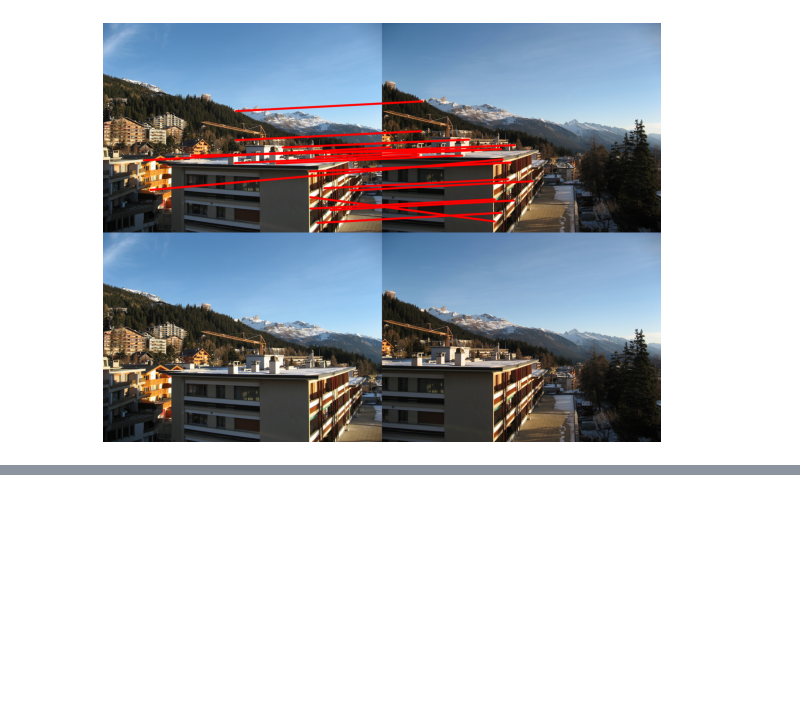
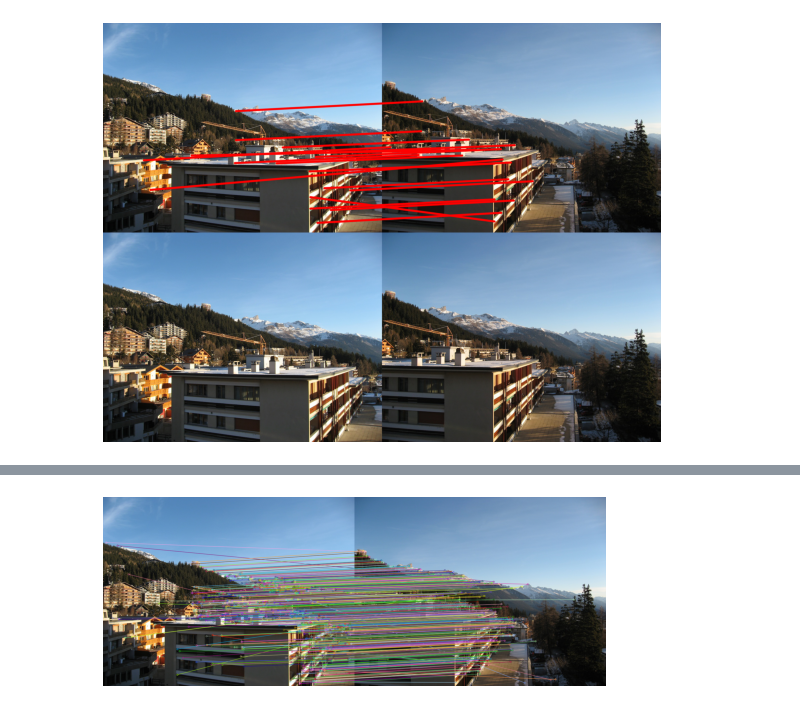
Before and after one commit to SolKul/image_processing, a Jupyter notebook: notebooks/ComputerVision02.ipynb, the cells around one changed output, grey strips where cells are left out. Drawn from its saved outputs; the diff is of its cells as text; code cells hidden in the pictures; blank space fills up the shorter version.

```diff
--- a/notebooks/ComputerVision02.ipynb
+++ b/notebooks/ComputerVision02.ipynb
@@ -197,0 +287,5 @@ impro.imshow(match_result,figsize=(10,15))
+# %%
+kp1,kp2,matches,img3=detection.sift_matching(im1,im2,draw_result=True)
+impro.imshow(img3)
+# %% [output]
+[figure, added]
```
Also changed, not shown: parts of 9 cells of this notebook, 1 other file.
